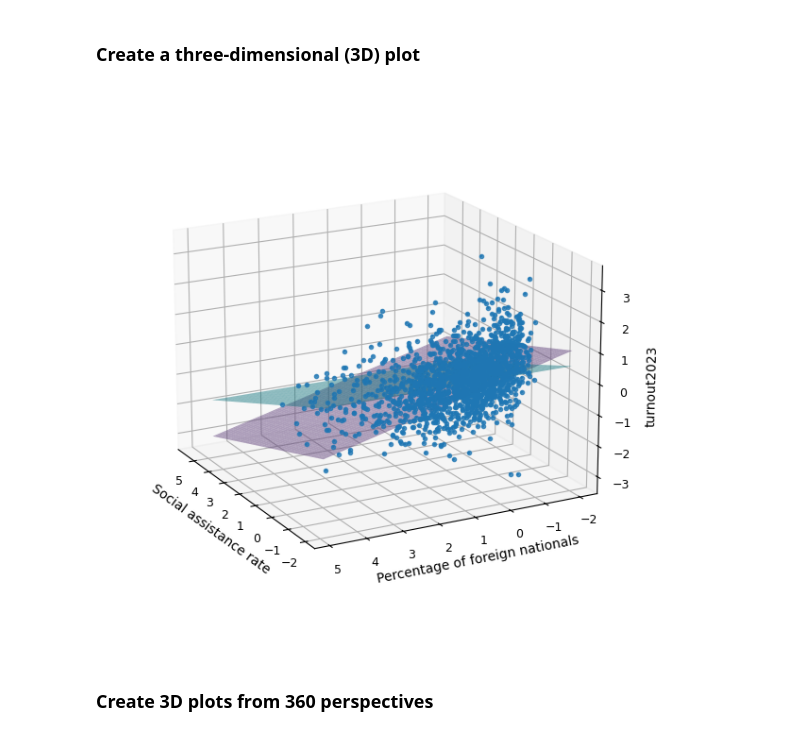
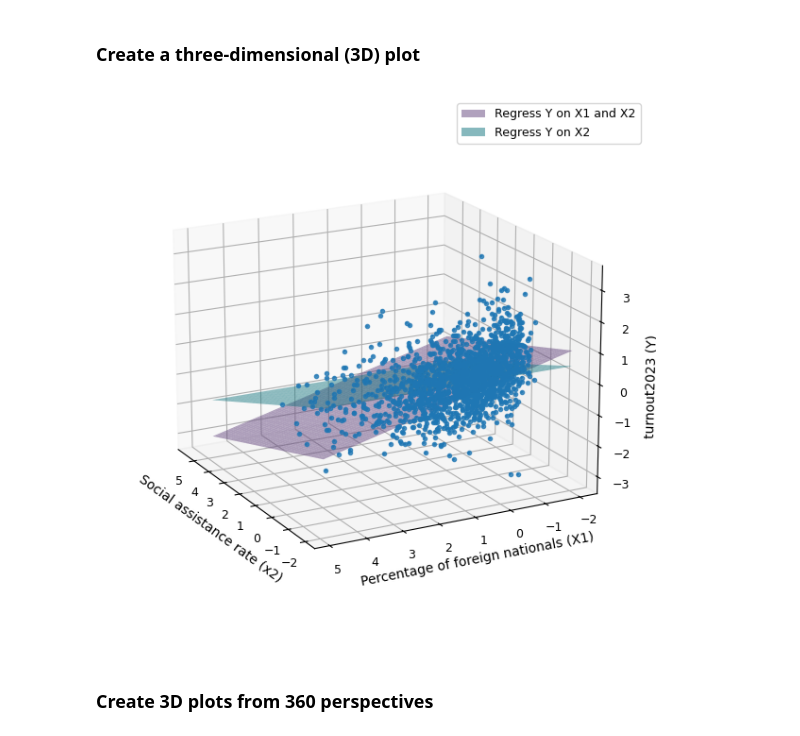
Before and after one commit to t4d-gmbh/voter-turnout-in-switzerland, a Jupyter notebook: voter-turnout-in-switzerland.ipynb, the cells around one changed output. Drawn from its saved outputs; the diff is of its cells as text; code cells hidden in the pictures.

```diff
--- a/voter-turnout-in-switzerland.ipynb
+++ b/voter-turnout-in-switzerland.ipynb
@@ -249,8 +249,10 @@ for column in data_std.columns:
     df = data_std[~mask]
     df = df[[column, "turnout2023", "turnout2019"]]
     if len(df.index) > 0:
+      coef, pvalue = stats.pearsonr(df[column], df['turnout2023'])
       new_row = pd.DataFrame({
-        'correlation 2023' : df['turnout2023'].corr(df[column]),
-        'correlation 2019' : df['turnout2019'].corr(df[column])
+        'correlation 2023' : coef, #df['turnout2023'].corr(df[column]),
+        'correlation 2019' : df[column].corr(df['turnout2019']),
+        'pvalue':pvalue
     }, index=[column])
     correlations = pd.concat([new_row, correlations.loc[:]]) #.reset_index(drop=True)
@@ -648,34 +657,41 @@ eq2 = b1 * x2_mg + a
 # %%
 # Create 3D scatter plot with the regression planes
 fig = plt.figure(figsize=(6, 6))
+
 ax = fig.add_subplot(111, projection='3d')
+
+
 
 # Zoom the plot out to 0.9 so that axis labels are not cut off
 ax.set_box_aspect(aspect=None, zoom=0.9)
 
 # Set up plot
 ax.plot(x2_std, x1_std, y_std, color='tab:blue', zorder=15, linestyle='none', marker='.', alpha=0.75)
 #ax.plot(x2, x1, y, color='tab:blue', zorder=15, linestyle='none', marker='.', alpha=0.75)
 
 # Scatter plot
 ax.scatter(x2_std, x1_std, y_std, s=1)
 #ax.scatter(x2, x1, y, s=1)
 
 # Regression plane (Y depending pn X_1 and X_2)
-ax.plot_surface(x2_mg, x1_mg, eq1, alpha=0.5, color="tab:purple")
+plane1 = ax.plot_surface(x2_mg, x1_mg, eq1, alpha=0.5, color="tab:purple", label= "Regress Y on X1 and X2")
 
 # Hypothetical regression plane (Y depending on X_2)
-ax.plot_surface(x2_mg, x1_mg, eq2, alpha=0.5, color="tab:cyan")
+plane2 = ax.plot_surface(x2_mg, x1_mg, eq2, alpha=0.5, color="tab:cyan", label="Regress Y on X2")
 
-ax.set_xlabel(columnsX[1], fontsize=10) #"Social assistance rate"
-ax.set_ylabel(columnsX[0], fontsize=10) # Percentage for foreeign nationals
-ax.set_zlabel(columnY,     fontsize=10) # Voter turnout 2023
+ax.set_xlabel(columnsX[1] + " (x2)", fontsize=10) #"Social assistance rate"
+ax.set_ylabel(columnsX[0] + " (X1)", fontsize=10) # Percentage for foreeign nationals
+ax.set_zlabel(columnY + " (Y)",     fontsize=10) # Voter turnout 2023
+
+#ax.legend(loc="upper right")
 
 ax.view_init(elev=18, azim=152)
 
+ax.legend(handles=[plane1,plane2])
+
 fig.tight_layout()
 # %% [output]
-[figure, old version]
+[figure, new version]
 # %% [markdown]
 ### Create 3D plots from 360 perspectives
 # %%
```
Also changed, not shown: parts of 7 cells of this notebook.
